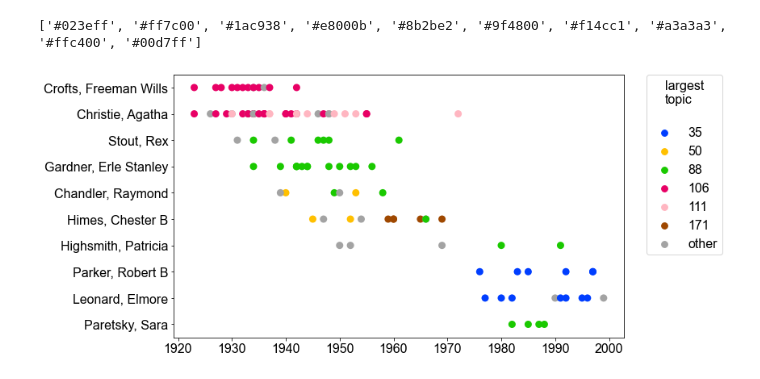
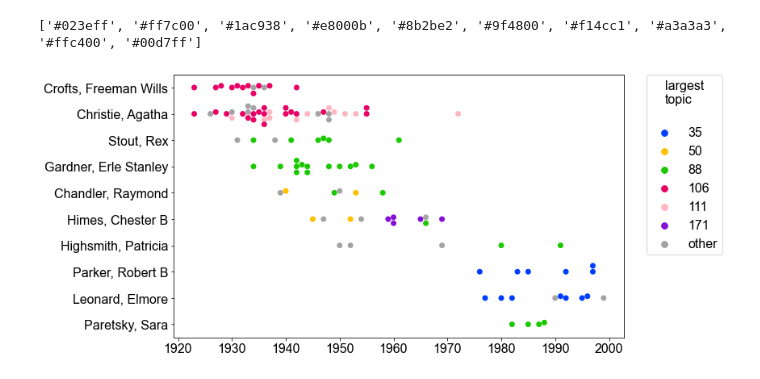
Before and after one commit to tedunderwood/period-cohort, a Jupyter notebook: figures/crimefiction.ipynb, the cells around one changed output. Drawn from its saved outputs; the diff is of its cells as text; code cells hidden in the pictures.

```diff
--- a/figures/crimefiction.ipynb
+++ b/figures/crimefiction.ipynb
@@ -167,25 +167,25 @@ from matplotlib import pyplot as plt
 # %%
 pal = sns.color_palette('bright')
 print(pal.as_hex())
-colors = ['#003eff', '#ffc000', '#1ac900', '#e80065', '#FFB6C1', '#9f4800', '#a3a3a3', '#00d7ff']
+colors = ['#003eff', '#ffc000', '#1ac900', '#e80065', '#FFB6C1', '#8510D8', '#a3a3a3']
 customPalette = sns.set_palette(sns.color_palette(colors))
 # %% [output]
 ['#023eff', '#ff7c00', '#1ac938', '#e8000b', '#8b2be2', '#9f4800', '#f14cc1', '#a3a3a3', '#ffc400', '#00d7ff']
 # %%
 plt.figure(figsize = (10, 6))
 plt.rcParams.update({'font.sans-serif':'Arial'})
 plt.rcParams.update({'font.size': 16})
-sns.stripplot(data = vizframe, y = 'author', x = 'pubdate', hue = 'maxtopic',
+sns.swarmplot(data = vizframe, y = 'author', x = 'pubdate', hue = 'maxtopic',
                order = ['Crofts, Freeman Wills', 'Christie, Agatha', 'Stout, Rex',
                           'Gardner, Erle Stanley', 'Chandler, Raymond',
                            'Himes, Chester B', 'Highsmith, Patricia', 'Parker, Robert B',
                           'Leonard, Elmore', 'Paretsky, Sara'], alpha = 1,
-             jitter = False, hue_order = [35, 50, 88, 106, 111, 171, 'other'],
-             palette = customPalette, size = 9)
+             hue_order = [35, 50, 88, 106, 111, 171, 'other'],
+             palette = customPalette, size = 7)
 plt.legend(bbox_to_anchor=(1.05, 1), loc=2, borderaxespad=0., title = 'largest\ntopic\n')
 plt.xlabel("")
 plt.ylabel("")
 plt.gcf().set_facecolor('white')
-plt.savefig('/Users/tunder/Dropbox/python/cohort/figures/authorstripCB.png', bbox_inches = 'tight', dpi = 300)
+plt.savefig('/Users/tunder/Dropbox/python/cohort/figures/authorstripCB2.png', bbox_inches = 'tight', dpi = 300)
 # %% [output]
-[figure, old version]
+[figure, new version]
```
Also changed, not shown: parts of 1 cell of this notebook.
